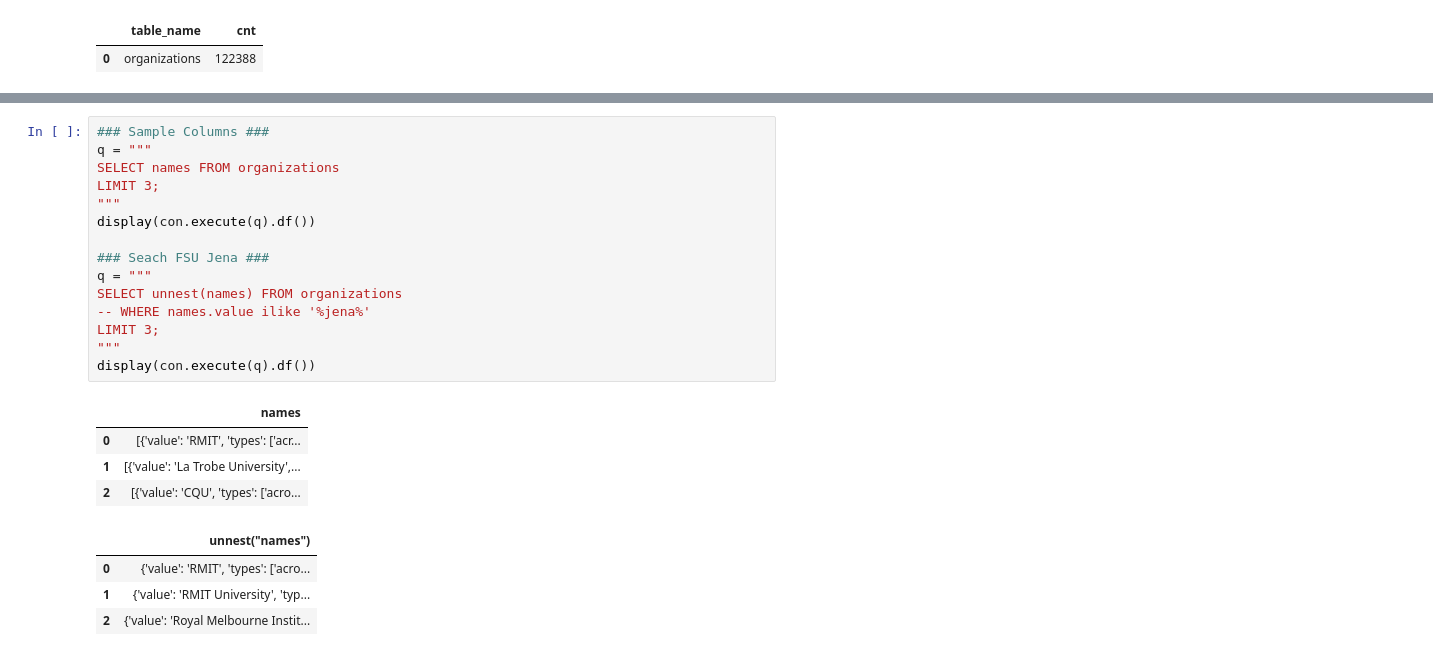
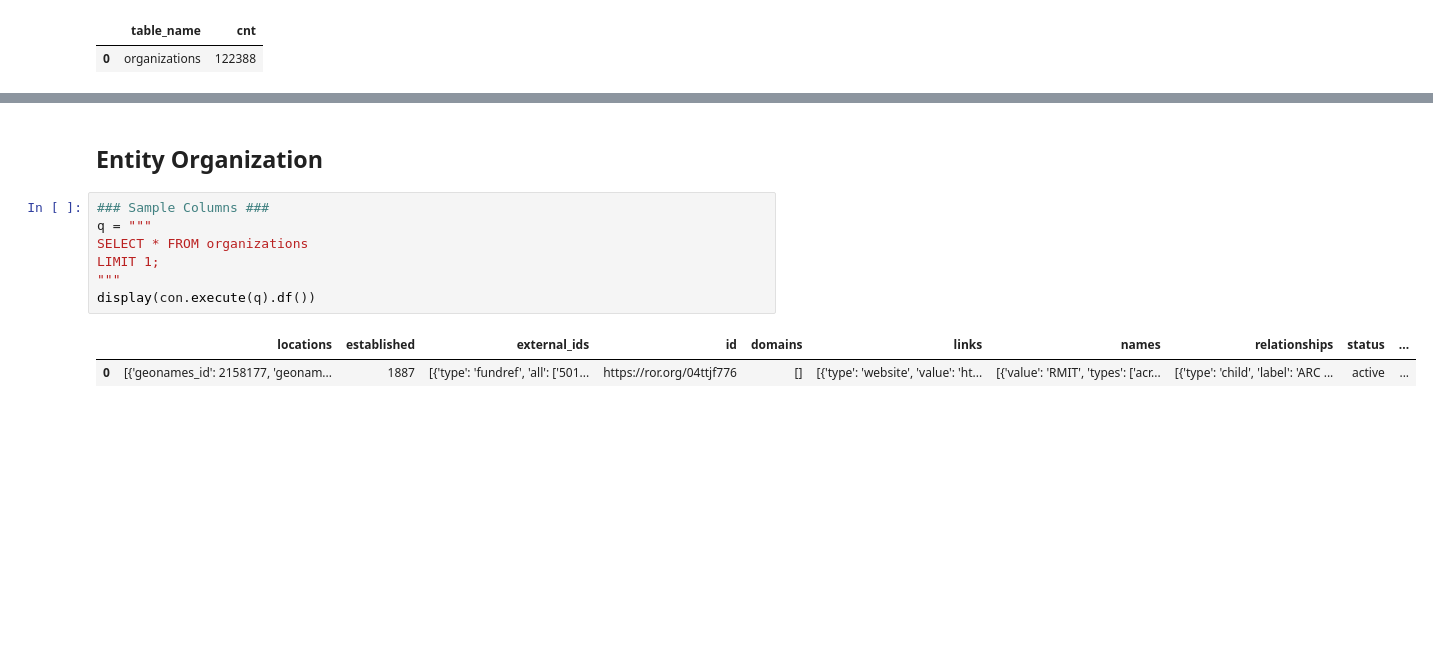
Before and after one commit to VieVaWaldi/dh_pipeline, a Jupyter notebook: src/sources/ror_dump/eda.ipynb, the cells around one changed output, grey strips where cells are left out. Cells and saved outputs as stored; diff of their text form; blank space fills up the shorter version.

```diff
--- a/src/sources/ror_dump/eda.ipynb
+++ b/src/sources/ror_dump/eda.ipynb
@@ -76,24 +58,12 @@ con.execute(q).df()
+# %% [markdown]
+## Entity Organization
 # %%
 ### Sample Columns ###
 q = """
-SELECT names FROM organizations
-LIMIT 3;
+SELECT * FROM organizations
+LIMIT 1;
 """
 display(con.execute(q).df())
-
-### Seach FSU Jena ###
-q = """
-SELECT unnest(names) FROM organizations
--- WHERE names.value ilike '%jena%'
-LIMIT 3;
-"""
-display(con.execute(q).df())
 # %% [output]
-|  | names |
-| 0 | [{'value': 'RMIT', 'types': ['acr... |
-| 1 | [{'value': 'La Trobe University',... |
-| 2 | [{'value': 'CQU', 'types': ['acro... |
+|  | locations | established | external_ids | id | domains | links | names | relationships | status | ... |
+| 0 | [{'geonames_id': 2158177, 'geonam... | 1887 | [{'type': 'fundref', 'all': ['501... | https://ror.org/04ttjf776 | [] | [{'type': 'website', 'value': 'ht... | [{'value': 'RMIT', 'types': ['acr... | [{'type': 'child', 'label': 'ARC ... | active | ... |
-|  | unnest("names") |
-| 0 | {'value': 'RMIT', 'types': ['acro... |
-| 1 | {'value': 'RMIT University', 'typ... |
-| 2 | {'value': 'Royal Melbourne Instit... |
```
Also changed, not shown: parts of 17 cells of this notebook, 36 other files.
